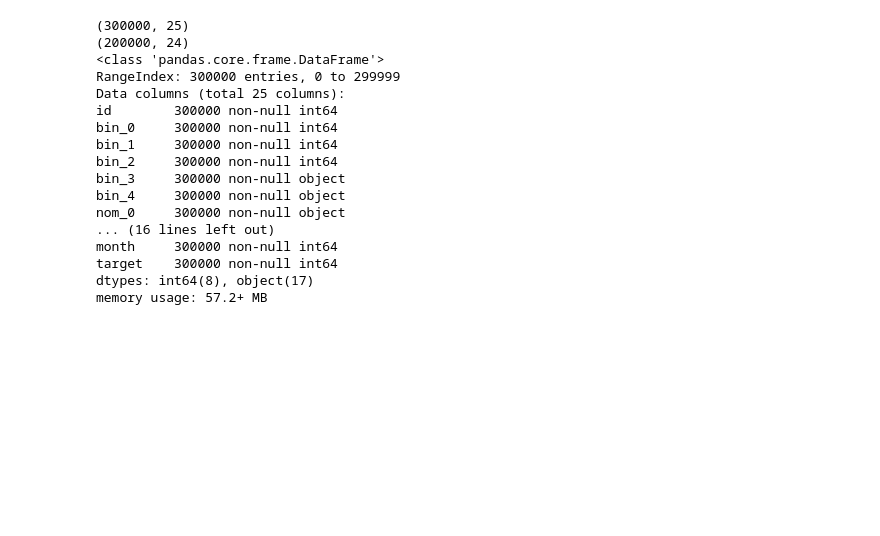
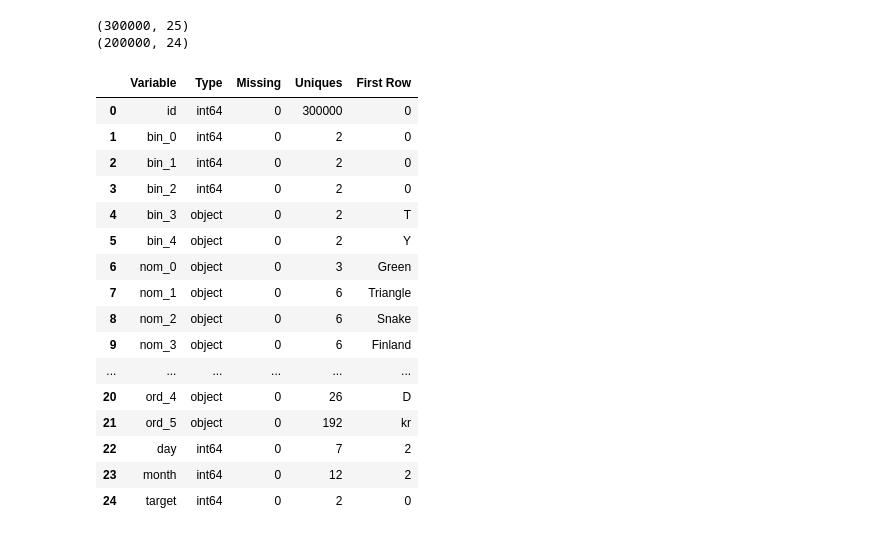
Before and after one commit to MarinaMasl/CFEC_kaggle_0919, a Jupyter notebook: Notebook_CFEC.ipynb, the cells around one changed output. Cells and saved outputs as stored; diff of their text form; code cells hidden in the pictures; blank space fills up the shorter version.

```diff
--- a/Notebook_CFEC.ipynb
+++ b/Notebook_CFEC.ipynb
@@ -7,23 +7,38 @@ df_test = pd.read_csv('test.csv')
 
 print(df_train.shape)
 print(df_test.shape)
-
-df_train.info()
 # %% [output]
 (300000, 25)
 (200000, 24)
-<class 'pandas.core.frame.DataFrame'>
-RangeIndex: 300000 entries, 0 to 299999
-Data columns (total 25 columns):
-id        300000 non-null int64
-bin_0     300000 non-null int64
-bin_1     300000 non-null int64
-bin_2     300000 non-null int64
-bin_3     300000 non-null object
-bin_4     300000 non-null object
-nom_0     300000 non-null object
-... (16 lines left out)
-month     300000 non-null int64
-target    300000 non-null int64
-dtypes: int64(8), object(17)
-memory usage: 57.2+ MB
+# %%
+def my_describe(df):
+    summary = pd.DataFrame(df.dtypes, columns=['Type'])
+    summary = summary.reset_index()
+    summary['Variable'] = summary['index']
+    summary = summary[['Variable', 'Type']]
+    summary['Missing'] = df.isnull().sum().values
+    summary['Uniques'] = df.nunique().values
+    summary['First Row'] = df.loc[0].values
+    return summary
+
+
+describ = my_describe(df_train)
+describ
+# %% [output]
+|  | Variable | Type | Missing | Uniques | First Row |
+| 0 | id | int64 | 0 | 300000 | 0 |
+| 1 | bin_0 | int64 | 0 | 2 | 0 |
+| 2 | bin_1 | int64 | 0 | 2 | 0 |
+| 3 | bin_2 | int64 | 0 | 2 | 0 |
+| 4 | bin_3 | object | 0 | 2 | T |
+| 5 | bin_4 | object | 0 | 2 | Y |
+| 6 | nom_0 | object | 0 | 3 | Green |
+| 7 | nom_1 | object | 0 | 6 | Triangle |
+| 8 | nom_2 | object | 0 | 6 | Snake |
+| 9 | nom_3 | object | 0 | 6 | Finland |
+| ... | ... | ... | ... | ... | ... |
+| 20 | ord_4 | object | 0 | 26 | D |
+| 21 | ord_5 | object | 0 | 192 | kr |
+| 22 | day | int64 | 0 | 7 | 2 |
+| 23 | month | int64 | 0 | 12 | 2 |
+| 24 | target | int64 | 0 | 2 | 0 |
```
Also changed, not shown: parts of 6 cells of this notebook.
